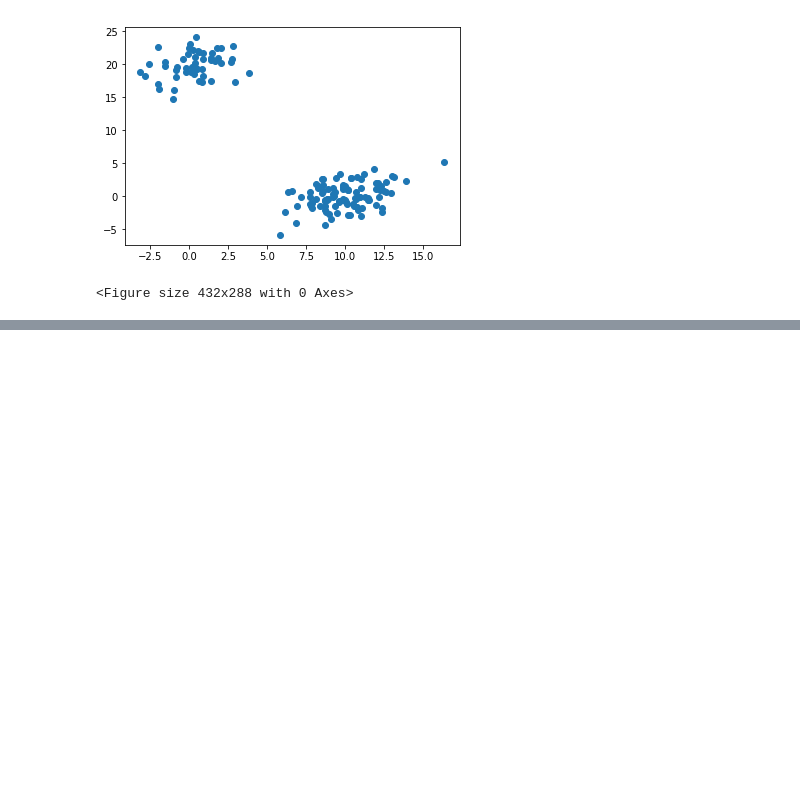
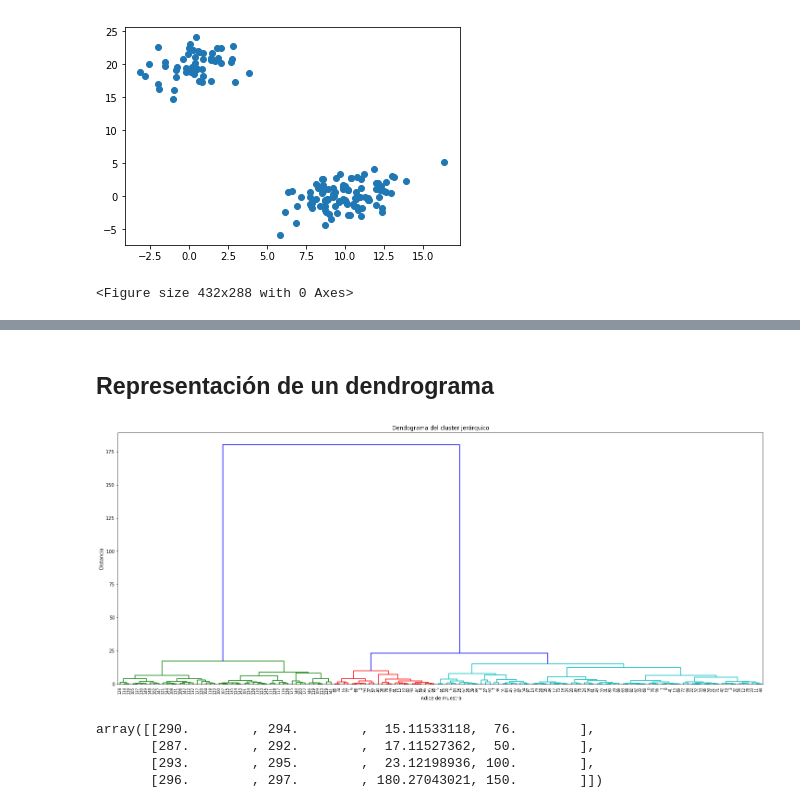
Before and after one commit to LautaroAndresSaez/Curso_Machine_Learning, a Jupyter notebook: 18 - Clustering-Jerárquico-ejercicio.ipynb, the cells around one changed output, grey strips where cells are left out. Drawn from its saved outputs; the diff is of its cells as text; code cells hidden in the pictures; blank space fills up the shorter version.

```diff
--- a/18 - Clustering-Jerárquico-ejercicio.ipynb
+++ b/18 - Clustering-Jerárquico-ejercicio.ipynb
@@ -45,0 +47,18 @@ plt.show()
+# %% [markdown]
+## Representación de un dendrograma
+# %%
+plt.figure(figsize=(25,10))
+plt.title('Dendograma del cluster jerárquico')
+plt.xlabel('Indice de muestra')
+plt.ylabel('Distancia')
+dendrogram(Z, leaf_rotation=90, leaf_font_size=8.0, color_threshold=18)
+plt.savefig('Dendograma aletorio')
+# %% [output]
+[figure, added]
+# %%
+Z[-4:,]
+# %% [output]
+array([[290.        , 294.        ,  15.11533118,  76.        ],
+       [287.        , 292.        ,  17.11527362,  50.        ],
+       [293.        , 295.        ,  23.12198936, 100.        ],
+       [296.        , 297.        , 180.27043021, 150.        ]])
```
Also changed, not shown: parts of 21 cells of this notebook, 22 other files.
